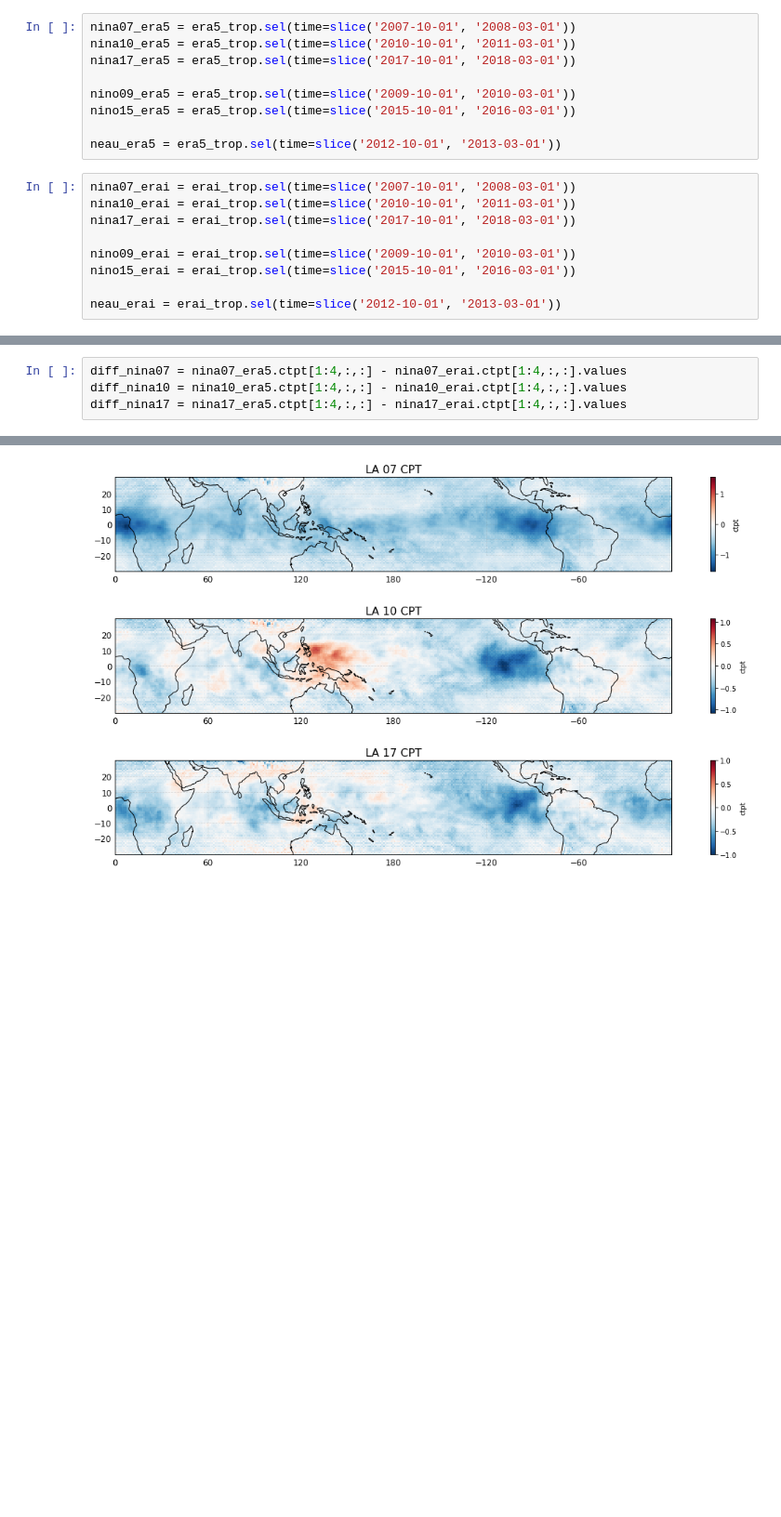
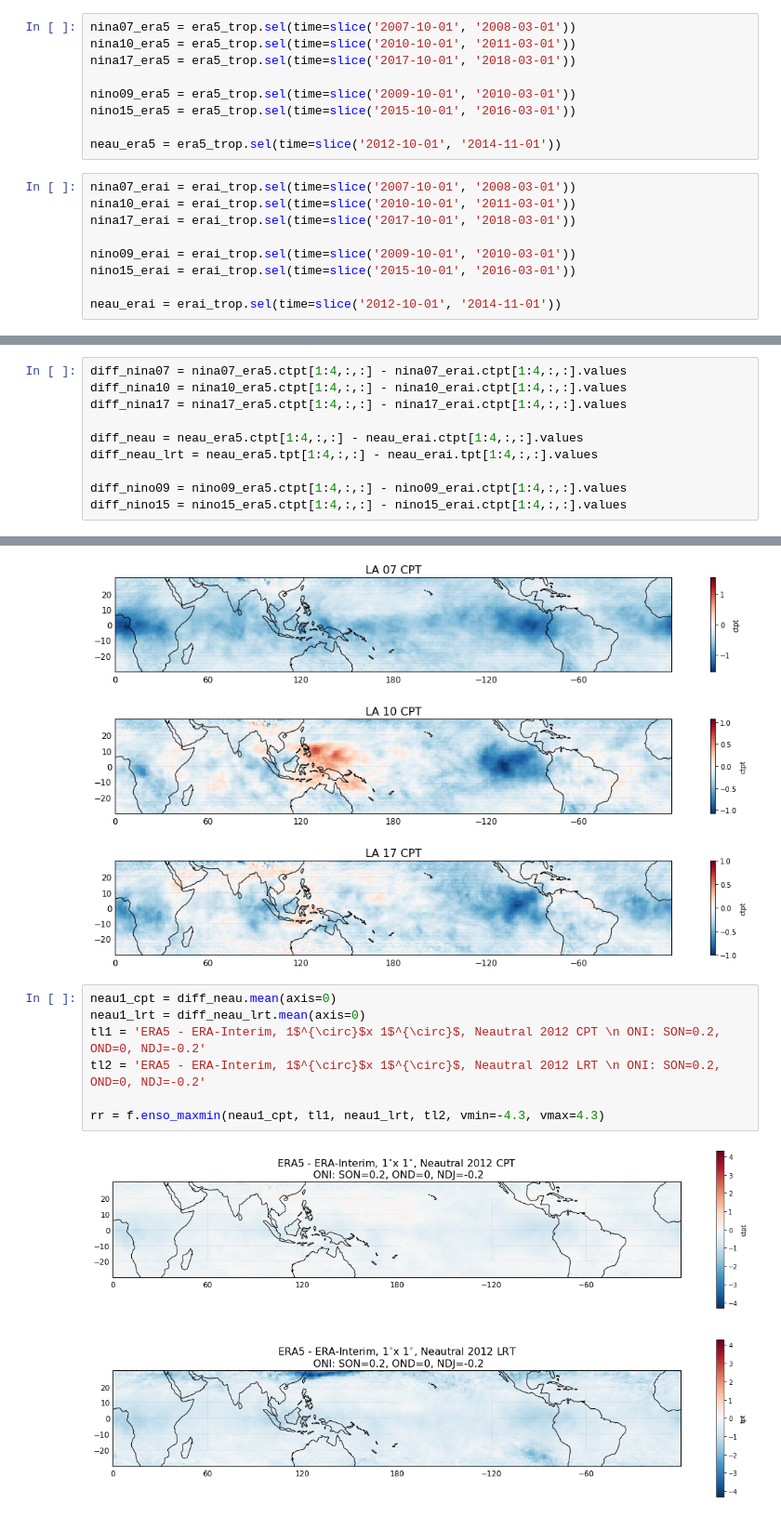
Before and after one commit to johanmeh/master, a Jupyter notebook: enso/era5-erai_diff_enso.ipynb, the cells around one changed output, grey strips where cells are left out. Shown at 93% size. Saved outputs shown, nothing was run; the diff lists cells and outputs as text; blank space fills up the shorter version.

```diff
--- a/enso/era5-erai_diff_enso.ipynb
+++ b/enso/era5-erai_diff_enso.ipynb
@@ -53,7 +53,7 @@ nina17_era5 = era5_trop.sel(time=slice('2017-10-01', '2018-03-01'))
 nino09_era5 = era5_trop.sel(time=slice('2009-10-01', '2010-03-01'))
 nino15_era5 = era5_trop.sel(time=slice('2015-10-01', '2016-03-01'))
 
-neau_era5 = era5_trop.sel(time=slice('2012-10-01', '2013-03-01'))
+neau_era5 = era5_trop.sel(time=slice('2012-10-01', '2014-11-01'))
 # %%
 nina07_erai = erai_trop.sel(time=slice('2007-10-01', '2008-03-01'))
 nina10_erai = erai_trop.sel(time=slice('2010-10-01', '2011-03-01'))
@@ -62,4 +62,4 @@ nina17_erai = erai_trop.sel(time=slice('2017-10-01', '2018-03-01'))
 nino09_erai = erai_trop.sel(time=slice('2009-10-01', '2010-03-01'))
 nino15_erai = erai_trop.sel(time=slice('2015-10-01', '2016-03-01'))
 
-neau_erai = erai_trop.sel(time=slice('2012-10-01', '2013-03-01'))
+neau_erai = erai_trop.sel(time=slice('2012-10-01', '2014-11-01'))
@@ -67,6 +70,12 @@ neau_erai = erai_trop.sel(time=slice('2012-10-01', '2013-03-01'))
 diff_nina07 = nina07_era5.ctpt[1:4,:,:] - nina07_erai.ctpt[1:4,:,:].values
 diff_nina10 = nina10_era5.ctpt[1:4,:,:] - nina10_erai.ctpt[1:4,:,:].values
 diff_nina17 = nina17_era5.ctpt[1:4,:,:] - nina17_erai.ctpt[1:4,:,:].values
+
+diff_neau = neau_era5.ctpt[1:4,:,:] - neau_erai.ctpt[1:4,:,:].values
+diff_neau_lrt = neau_era5.tpt[1:4,:,:] - neau_erai.tpt[1:4,:,:].values
+
+diff_nino09 = nino09_era5.ctpt[1:4,:,:] - nino09_erai.ctpt[1:4,:,:].values
+diff_nino15 = nino15_era5.ctpt[1:4,:,:] - nino15_erai.ctpt[1:4,:,:].values
 # %%
 ds1 = diff_nina07.mean(axis=0)
 ds2 = diff_nina10.mean(axis=0)
@@ -80,3 +89,12 @@ vmax2 = 1
 r = f.three_plot(ds1, ds2, ds3, tl1, tl2, tl3, vmin2, vmax2, enso=True)
 # %% [output]
 [figure]
+# %%
+neau1_cpt = diff_neau.mean(axis=0)
+neau1_lrt = diff_neau_lrt.mean(axis=0)
+tl1 = 'ERA5 - ERA-Interim, 1$^{\circ}$x 1$^{\circ}$, Neautral 2012 CPT \n ONI: SON=0.2, OND=0, NDJ=-0.2'
+tl2 = 'ERA5 - ERA-Interim, 1$^{\circ}$x 1$^{\circ}$, Neautral 2012 LRT \n ONI: SON=0.2, OND=0, NDJ=-0.2'
+
+rr = f.enso_maxmin(neau1_cpt, tl1, neau1_lrt, tl2, vmin=-4.3, vmax=4.3)
+# %% [output]
+[figure, added]
```
Also changed, not shown: parts of 3 cells of this notebook.
